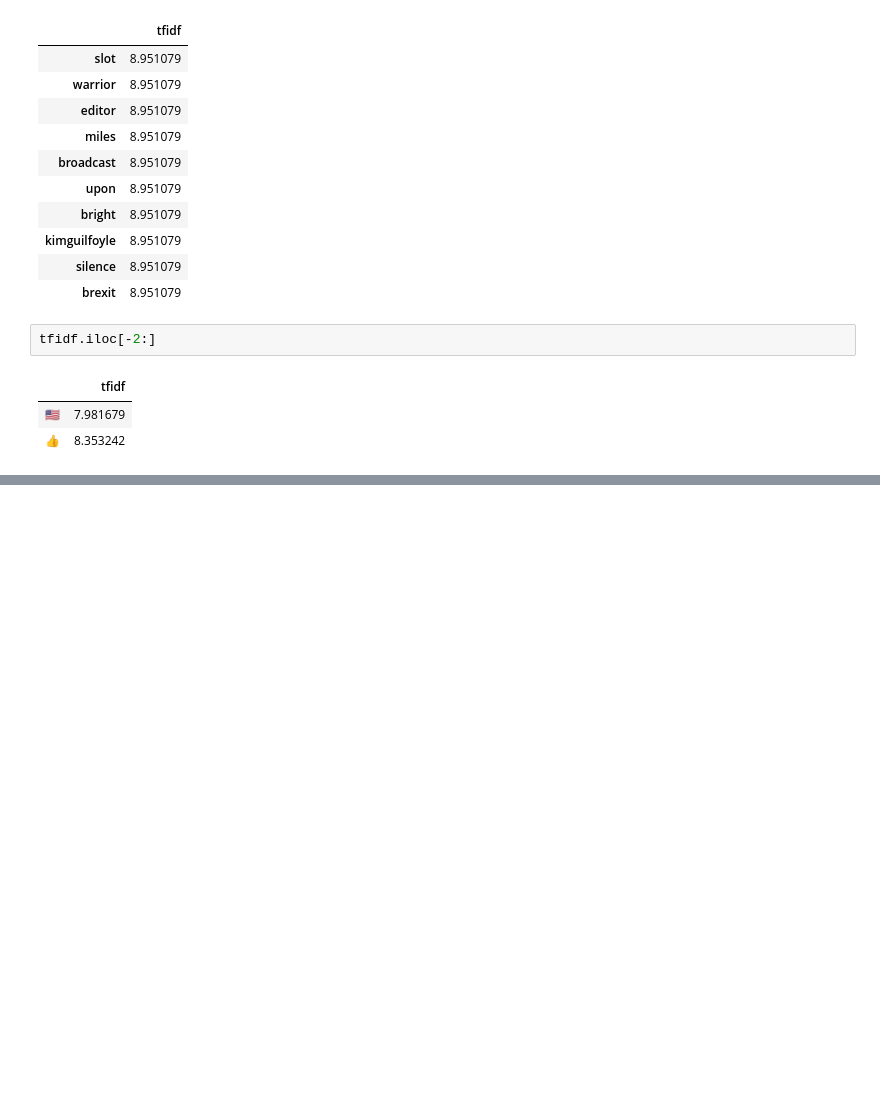
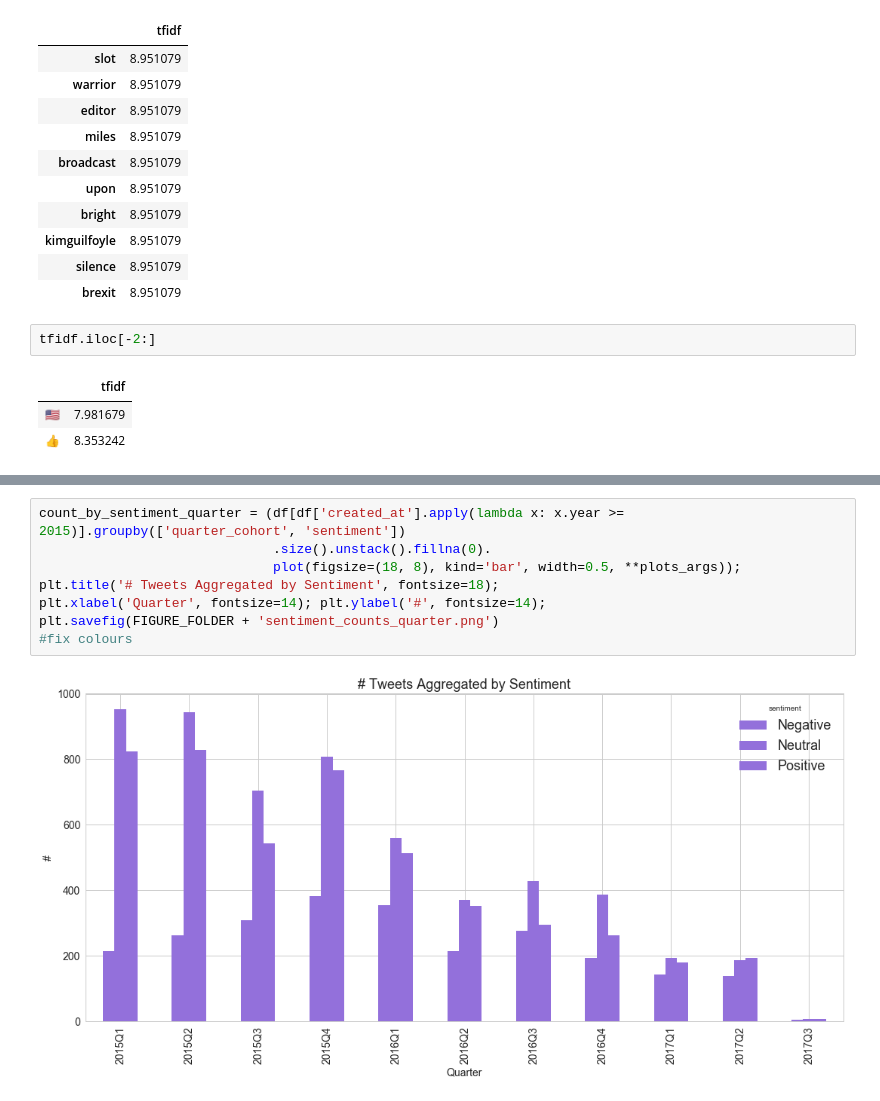
Before and after one commit to atulkumarin/project, a Jupyter notebook: analysis/project-report.ipynb, the cells around one changed output, grey strips where cells are left out. Drawn from its saved outputs; the diff is of its cells as text; blank space fills up the shorter version.

```diff
--- a/analysis/project-report.ipynb
+++ b/analysis/project-report.ipynb
@@ -348,0 +405,10 @@ tfidf.iloc[-2:]
+# %%
+count_by_sentiment_quarter = (df[df['created_at'].apply(lambda x: x.year >= 2015)].groupby(['quarter_cohort', 'sentiment'])
+                              .size().unstack().fillna(0).
+                              plot(figsize=(18, 8), kind='bar', width=0.5, **plots_args));
+plt.title('# Tweets Aggregated by Sentiment', fontsize=18);
+plt.xlabel('Quarter', fontsize=14); plt.ylabel('#', fontsize=14);
+plt.savefig(FIGURE_FOLDER + 'sentiment_counts_quarter.png')
+#fix colours
+# %% [output]
+[figure, added]
```
Also changed, not shown: parts of 23 cells of this notebook, 8 other files.
